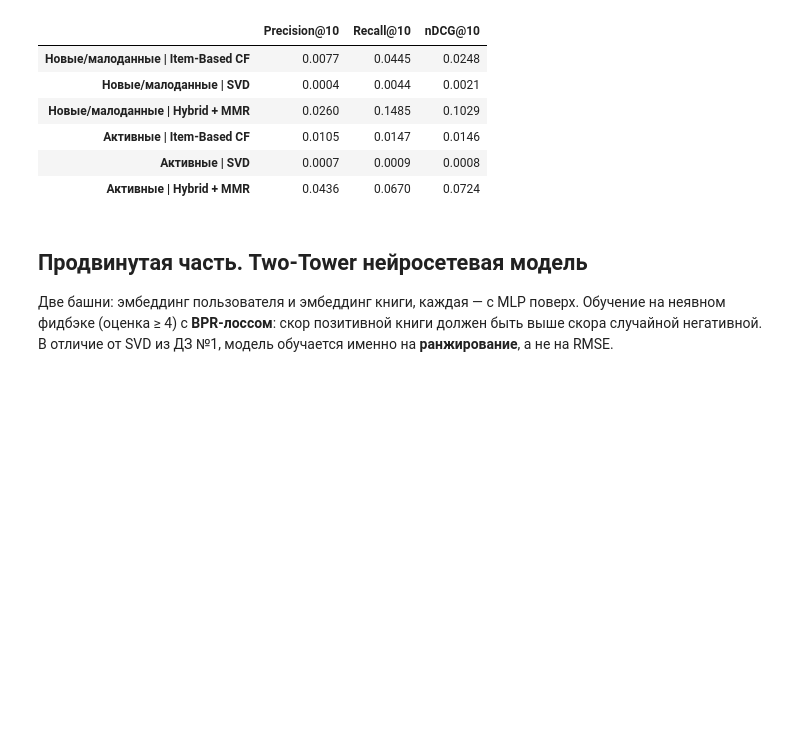
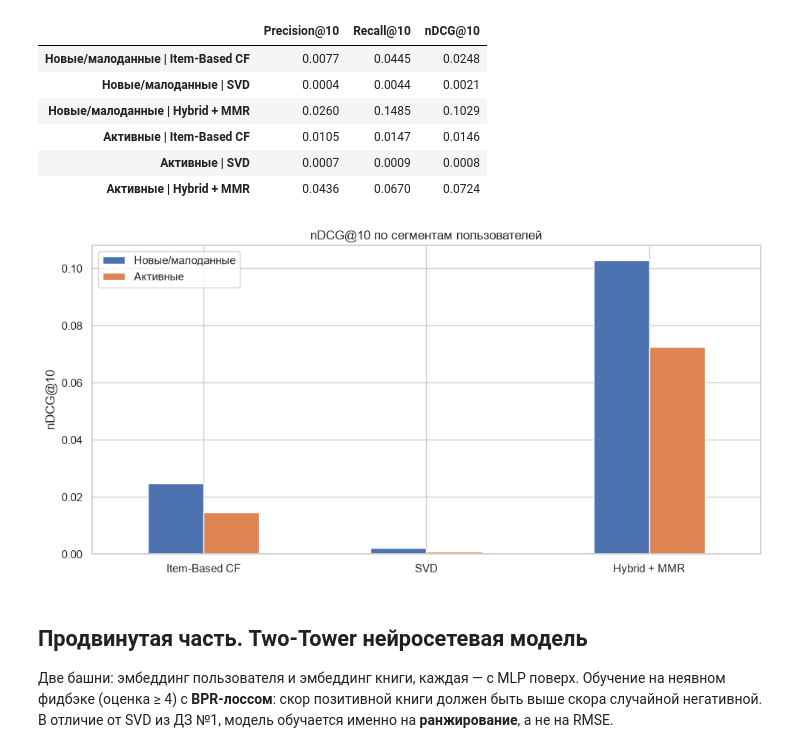
Before and after one commit to enrichmentt/book-recommender-engine, a Jupyter notebook: hybrid_recommender.ipynb, the cells around one changed output. Saved outputs shown, nothing was run; the diff lists cells and outputs as text; code cells hidden in the pictures; blank space fills up the shorter version.

Commit message:
добавил графики по сегментам и нейросети, собрал весь пайплайн в одну функцию

```diff
--- a/hybrid_recommender.ipynb
+++ b/hybrid_recommender.ipynb
@@ -421,6 +421,22 @@ seg_summary.round(4)
 | Активные | Item-Based CF | 0.0105 | 0.0147 | 0.0146 |
 | Активные | SVD | 0.0007 | 0.0009 | 0.0008 |
 | Активные | Hybrid + MMR | 0.0436 | 0.0670 | 0.0724 |
+# %%
+# визуализация по сегментам: nDCG@10
+seg_df = pd.DataFrame({
+    'Новые/малоданные': [seg_summary.loc['Новые/малоданные | Item-Based CF', 'nDCG@10'],
+                         seg_summary.loc['Новые/малоданные | SVD', 'nDCG@10'],
+                         seg_summary.loc['Новые/малоданные | Hybrid + MMR', 'nDCG@10']],
+    'Активные': [seg_summary.loc['Активные | Item-Based CF', 'nDCG@10'],
+                 seg_summary.loc['Активные | SVD', 'nDCG@10'],
+                 seg_summary.loc['Активные | Hybrid + MMR', 'nDCG@10']],
+}, index=['Item-Based CF', 'SVD', 'Hybrid + MMR'])
+ax = seg_df.plot(kind='bar', rot=0)
+ax.set_title('nDCG@10 по сегментам пользователей')
+ax.set_ylabel('nDCG@10')
+plt.tight_layout(); plt.show()
+# %% [output]
+[figure, added]
 # %% [markdown]
 ## Продвинутая часть. Two-Tower нейросетевая модель
 
```
Also changed, not shown: parts of 8 cells of this notebook.
